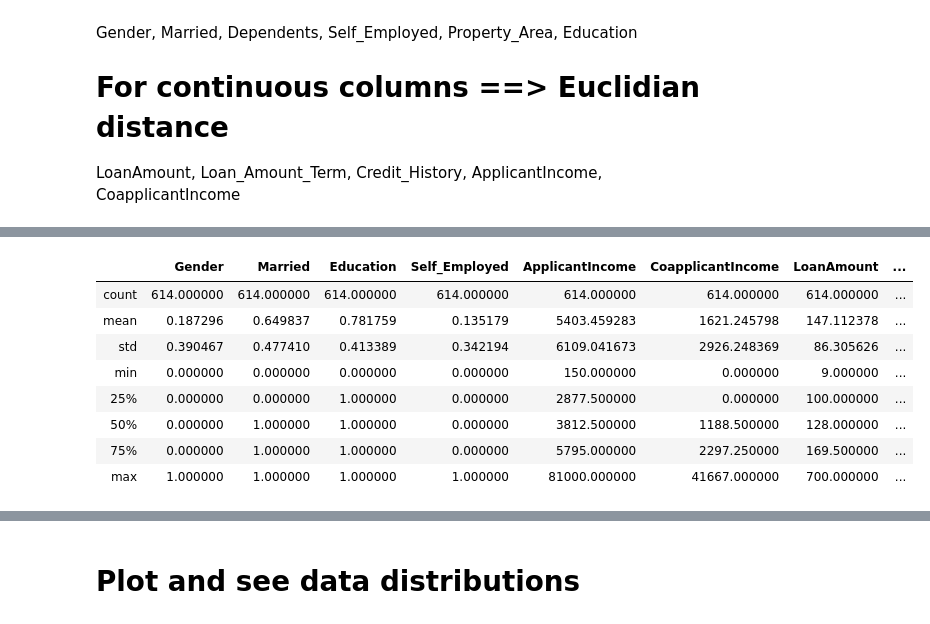
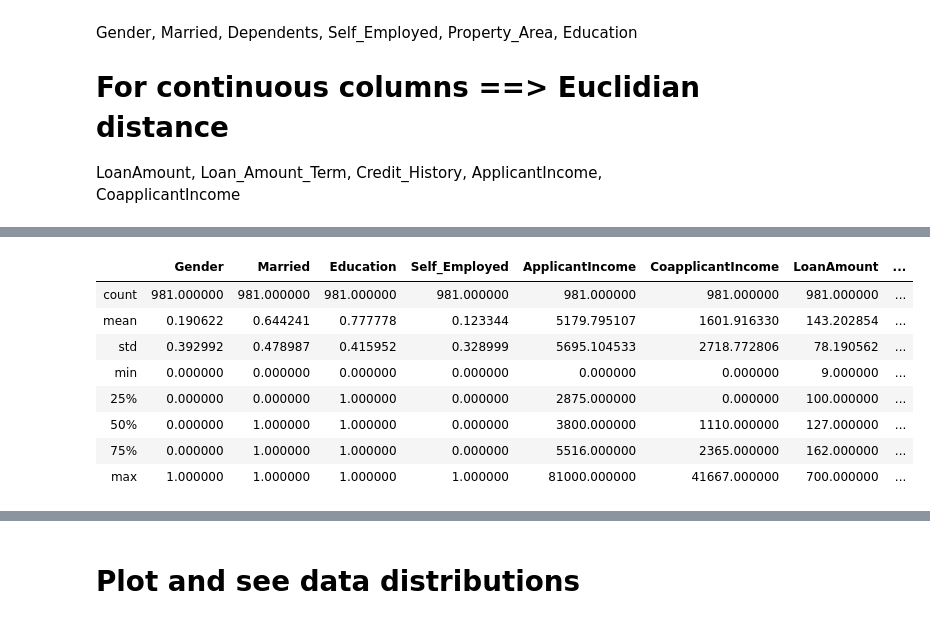
Before and after one commit to Kamin-At/Loan_prediction, a Jupyter notebook: Data_cleaning.ipynb, the cells around one changed output, grey strips where cells are left out. Cells and saved outputs as stored; diff of their text form; code cells hidden in the pictures.

```diff
--- a/Data_cleaning.ipynb
+++ b/Data_cleaning.ipynb
@@ -269,12 +246,12 @@ LP002366
 # %%
-Train.describe()
+Data.describe()
 # %% [output]
 |  | Gender | Married | Education | Self_Employed | ApplicantIncome | CoapplicantIncome | LoanAmount | ... |
-| count | 614.000000 | 614.000000 | 614.000000 | 614.000000 | 614.000000 | 614.000000 | 614.000000 | ... |
-| mean | 0.187296 | 0.649837 | 0.781759 | 0.135179 | 5403.459283 | 1621.245798 | 147.112378 | ... |
-| std | 0.390467 | 0.477410 | 0.413389 | 0.342194 | 6109.041673 | 2926.248369 | 86.305626 | ... |
-| min | 0.000000 | 0.000000 | 0.000000 | 0.000000 | 150.000000 | 0.000000 | 9.000000 | ... |
-| 25% | 0.000000 | 0.000000 | 1.000000 | 0.000000 | 2877.500000 | 0.000000 | 100.000000 | ... |
-| 50% | 0.000000 | 1.000000 | 1.000000 | 0.000000 | 3812.500000 | 1188.500000 | 128.000000 | ... |
-| 75% | 0.000000 | 1.000000 | 1.000000 | 0.000000 | 5795.000000 | 2297.250000 | 169.500000 | ... |
+| count | 981.000000 | 981.000000 | 981.000000 | 981.000000 | 981.000000 | 981.000000 | 981.000000 | ... |
+| mean | 0.190622 | 0.644241 | 0.777778 | 0.123344 | 5179.795107 | 1601.916330 | 143.202854 | ... |
+| std | 0.392992 | 0.478987 | 0.415952 | 0.328999 | 5695.104533 | 2718.772806 | 78.190562 | ... |
+| min | 0.000000 | 0.000000 | 0.000000 | 0.000000 | 0.000000 | 0.000000 | 9.000000 | ... |
+| 25% | 0.000000 | 0.000000 | 1.000000 | 0.000000 | 2875.000000 | 0.000000 | 100.000000 | ... |
+| 50% | 0.000000 | 1.000000 | 1.000000 | 0.000000 | 3800.000000 | 1110.000000 | 127.000000 | ... |
+| 75% | 0.000000 | 1.000000 | 1.000000 | 0.000000 | 5516.000000 | 2365.000000 | 162.000000 | ... |
 | max | 1.000000 | 1.000000 | 1.000000 | 1.000000 | 81000.000000 | 41667.000000 | 700.000000 | ... |
```
Also changed, not shown: parts of 7 cells of this notebook, 5 other files.
